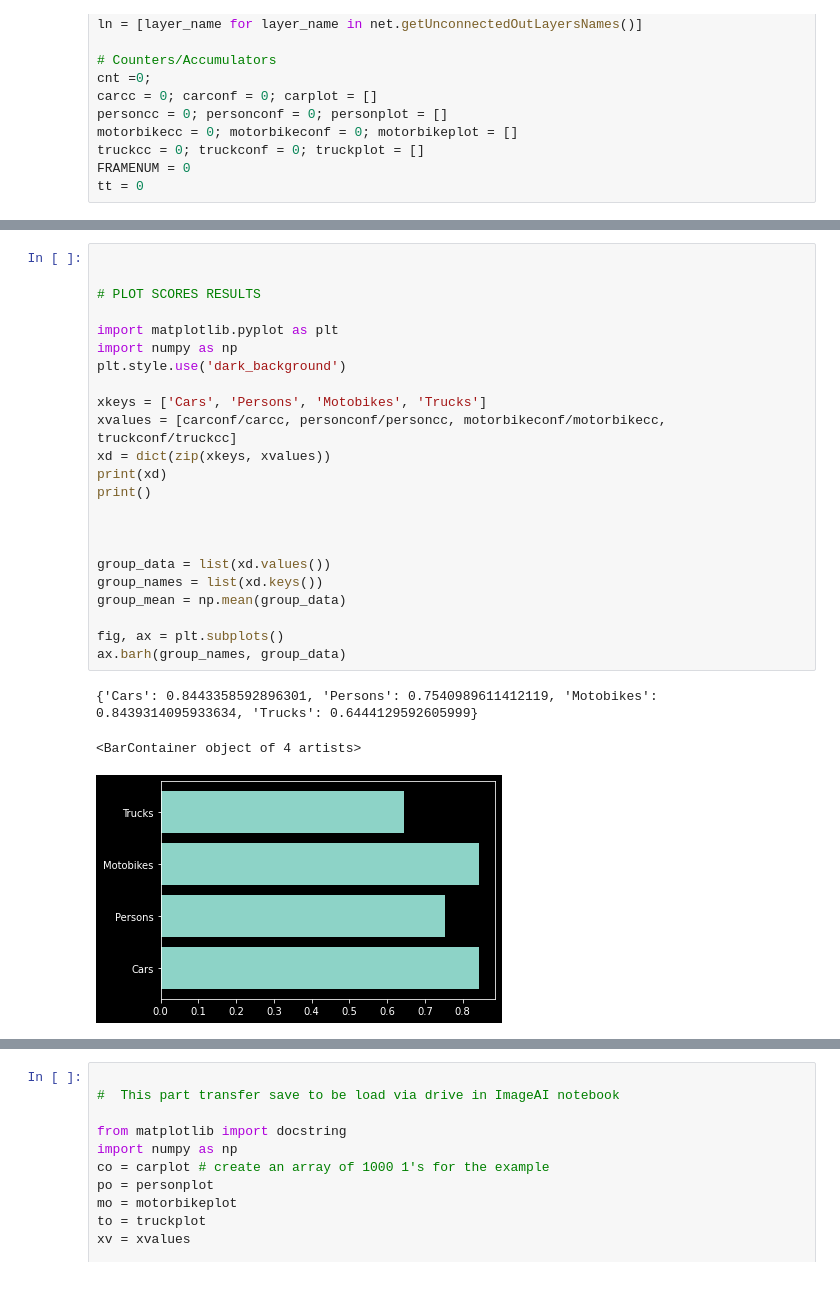
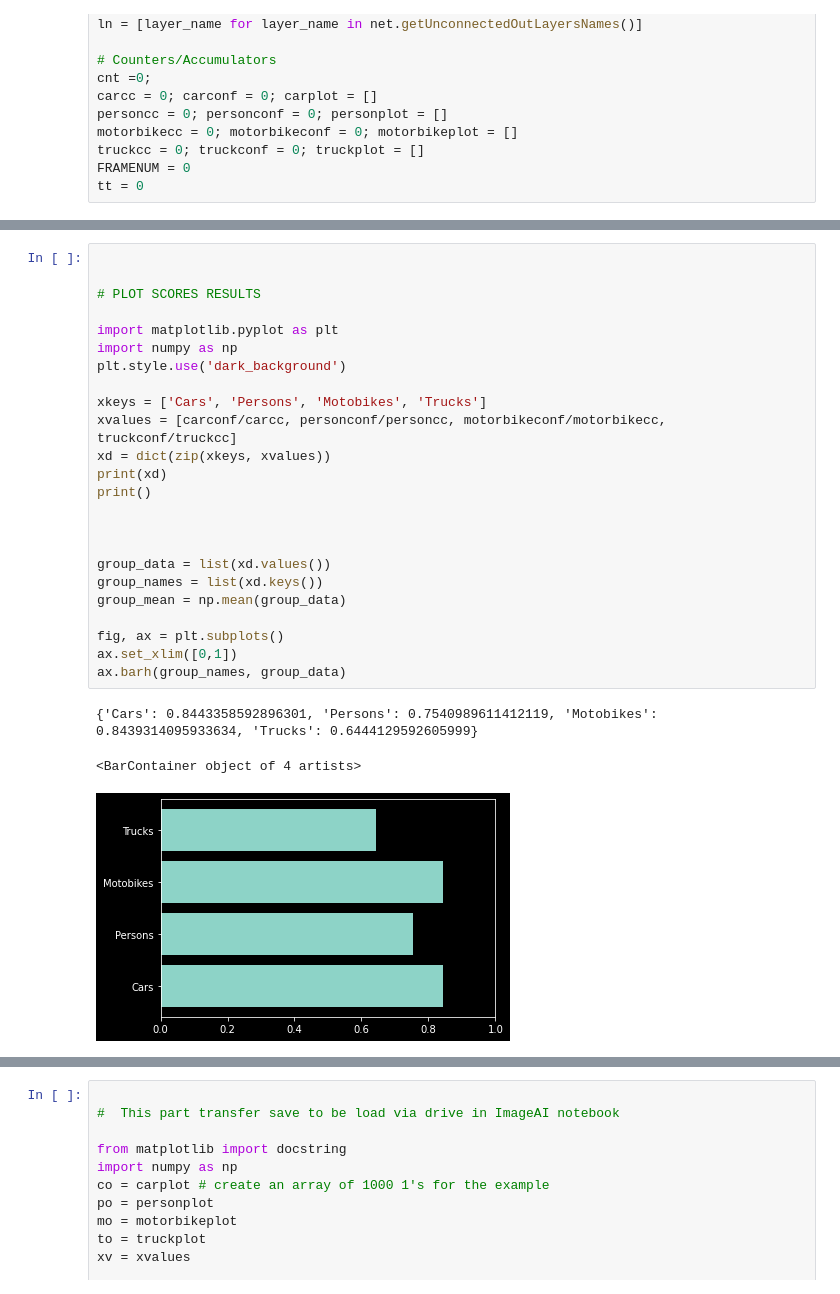
Before and after one commit to canaimax/ImageAIvsOpenCV, a Jupyter notebook: Notebooks/T03_ObjInVideoCVCaptain.ipynb, the cells around one changed output, grey strips where cells are left out. Saved outputs shown, nothing was run; the diff lists cells and outputs as text.

```diff
--- a/Notebooks/T03_ObjInVideoCVCaptain.ipynb
+++ b/Notebooks/T03_ObjInVideoCVCaptain.ipynb
@@ -246,30 +241,31 @@ Trucks =  56  Confidences =  36.0871257185936  Trucks average confidence =  0.64
 # %%
 
 
 # PLOT SCORES RESULTS
 
 import matplotlib.pyplot as plt
 import numpy as np
 plt.style.use('dark_background')
 
 xkeys = ['Cars', 'Persons', 'Motobikes', 'Trucks']
 xvalues = [carconf/carcc, personconf/personcc, motorbikeconf/motorbikecc, truckconf/truckcc]
 xd = dict(zip(xkeys, xvalues))
 print(xd)
 print()
 
 
 
 group_data = list(xd.values())
 group_names = list(xd.keys())
 group_mean = np.mean(group_data)
 
 fig, ax = plt.subplots()
+ax.set_xlim([0,1])
 ax.barh(group_names, group_data)
 # %% [output]
 {'Cars': 0.8443358592896301, 'Persons': 0.7540989611412119, 'Motobikes': 0.8439314095933634, 'Trucks': 0.6444129592605999}
 <BarContainer object of 4 artists>
-[figure, old version]
+[figure, new version]
 # %%
 # FOR TEST ONLY
 #  Below NOT used because transfering data to ImageAI via drive
```
Also changed, not shown: parts of 4 cells of this notebook.
